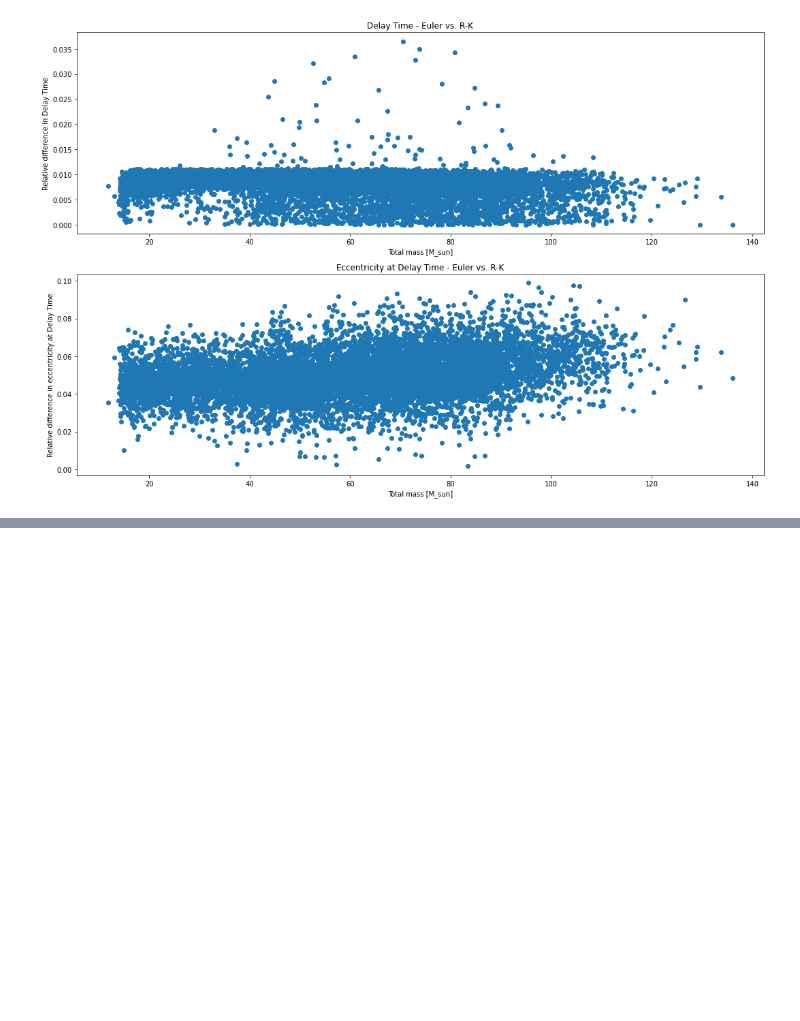
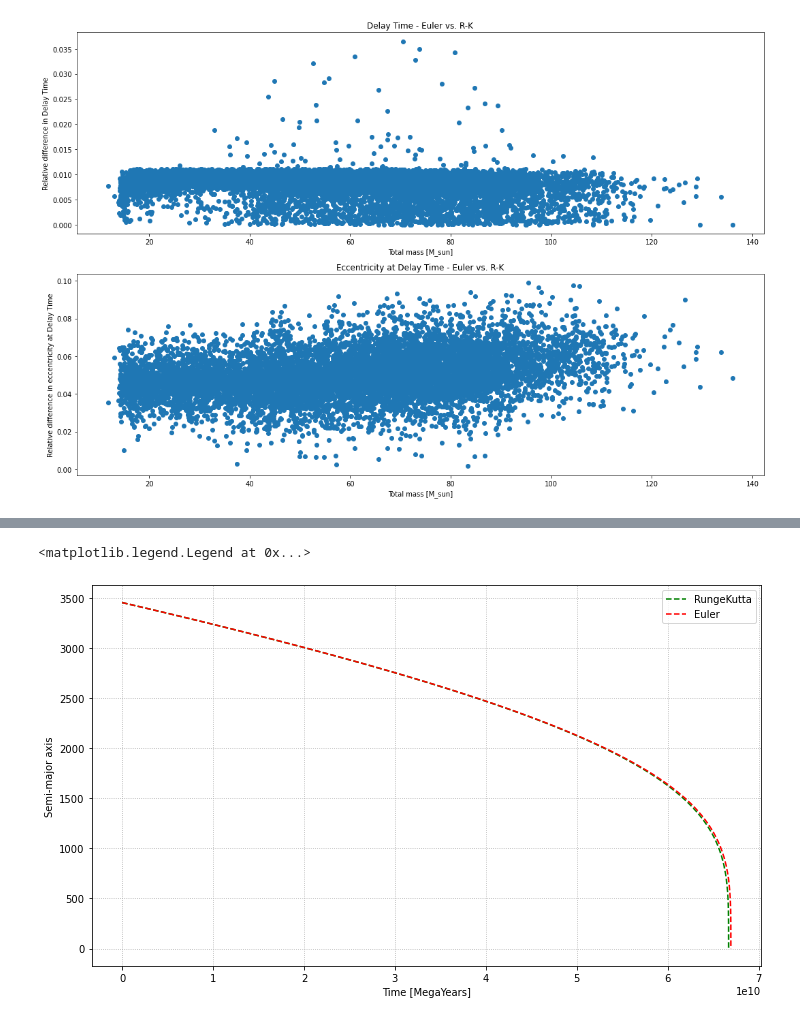
Before and after one commit to Bahadoram/Delay-Time-Dist.-of-Compact-Binary-Objects, a Jupyter notebook: integration.ipynb, the cells around one changed output, grey strips where cells are left out. Cells and saved outputs as stored; diff of their text form; code cells hidden in the pictures; blank space fills up the shorter version.

```diff
--- a/integration.ipynb
+++ b/integration.ipynb
@@ -501,0 +553,3 @@ plt.show
+# %%
+runge_h = pd.read_csv(dir+'RungeKutta_h.csv')
+euler_h = pd.read_csv(dir+'Euler_h.csv')
@@ -501,0 +572,14 @@ plt.show
+# %%
+row = 47    # the nth row sample we want to plot everything about it
+
+fig = plt.figure(figsize=(12,7))
+plt.plot(eval(runge_h[['time_list']].iat[row,0]), eval(runge_h[['semi-major_list']].iat[row,0]), '--g', label= 'RungeKutta')
+plt.plot(eval(euler_h[['time_list']].iat[row,0]), eval(euler_h[['semi-major_list']].iat[row,0]), '--r', label='Euler')
+
+plt.xlabel('Time [MegaYears]')
+plt.ylabel('Semi-major axis')
+plt.grid(ls='dotted')
+plt.legend(loc='best')
+# %% [output]
+<matplotlib.legend.Legend at 0x...>
+[figure, added]
```
Also changed, not shown: parts of 14 cells of this notebook, 1 other file.
